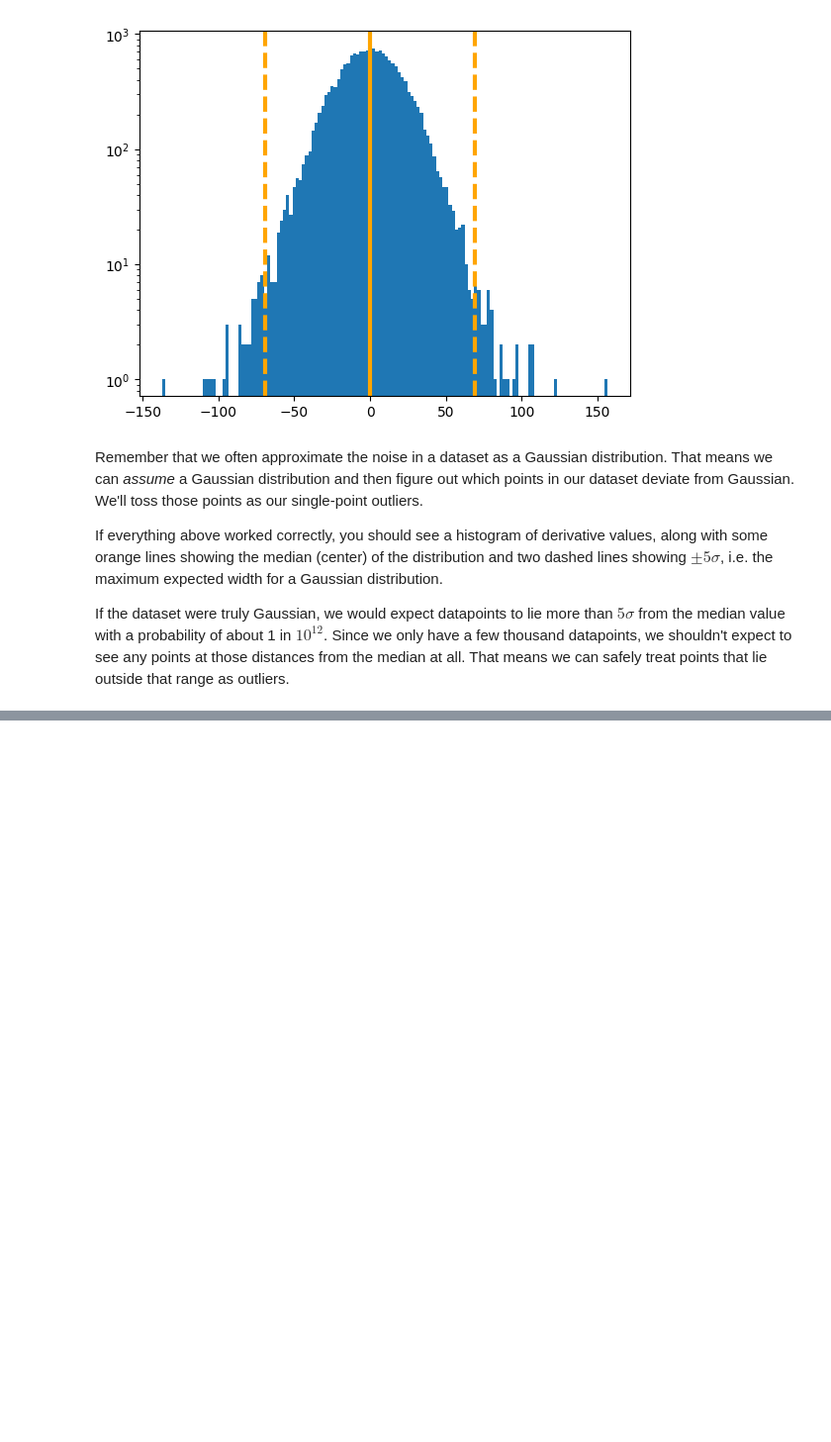
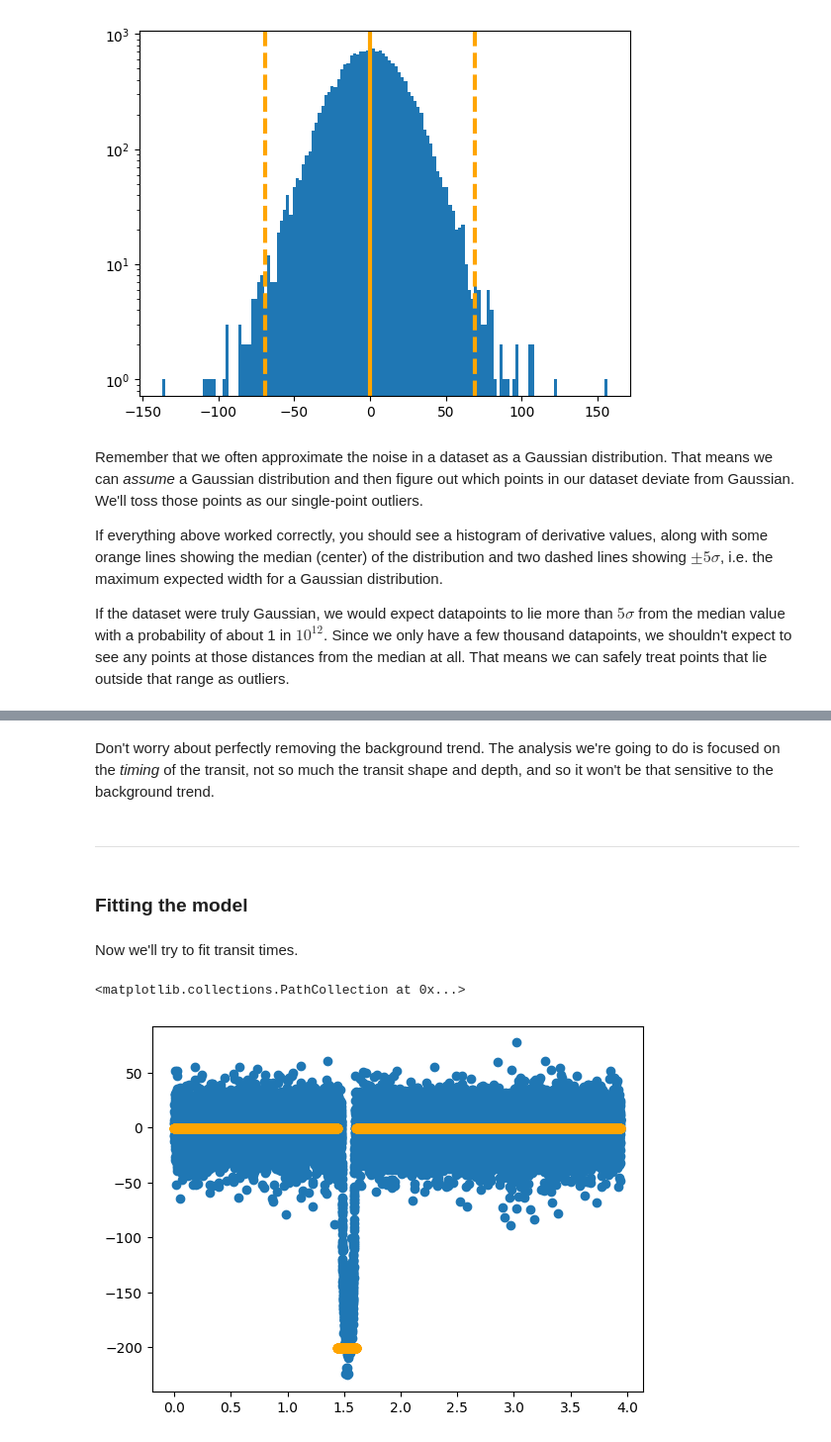
Before and after one commit to decaelus/PHYS305_Spring2023, a Jupyter notebook: Observing_Project/Observing Project Notebook.ipynb, the cells around one changed output, grey strips where cells are left out. Shown at 99% size. Drawn from its saved outputs; the diff is of its cells as text; code cells hidden in the pictures; blank space fills up the shorter version.

```diff
--- a/Observing_Project/Observing Project Notebook.ipynb
+++ b/Observing_Project/Observing Project Notebook.ipynb
@@ -140,0 +160,30 @@ plt.ylim([9000, 9200])
+# %% [markdown]
+Don't worry about perfectly removing the background trend. The analysis we're going to do is focused on the *timing* of the transit, not so much the transit shape and depth, and so it won't be that sensitive to the background trend.
+# %% [markdown]
+---
+# %% [markdown]
+### Fitting the model
+# %% [markdown]
+Now we'll try to fit transit times.
+# %%
+def transit_model(time, t0, background, duration, depth):
+    ret_val = np.ones_like(time)*background
+
+    ind = np.abs(time - t0) < 0.5*duration
+
+    if(len(time[ind]) > 0):
+        ret_val[ind] = (background - depth)
+
+    return ret_val
+
+period = 3.94150685 # https://en.wikipedia.org/wiki/XO-1b
+background = np.median(detrended_flux)
+t0 = (time % period)[np.argmin(detrended_flux)]
+duration = 4./24. # hours to days
+depth = 200.
+
+plt.scatter(time % period, detrended_flux)
+plt.scatter(time % period, transit_model(time % period, t0, background, duration, depth), color='orange')
+# %% [output]
+<matplotlib.collections.PathCollection at 0x...>
+[figure, added]
```
Also changed, not shown: parts of 8 cells of this notebook.
